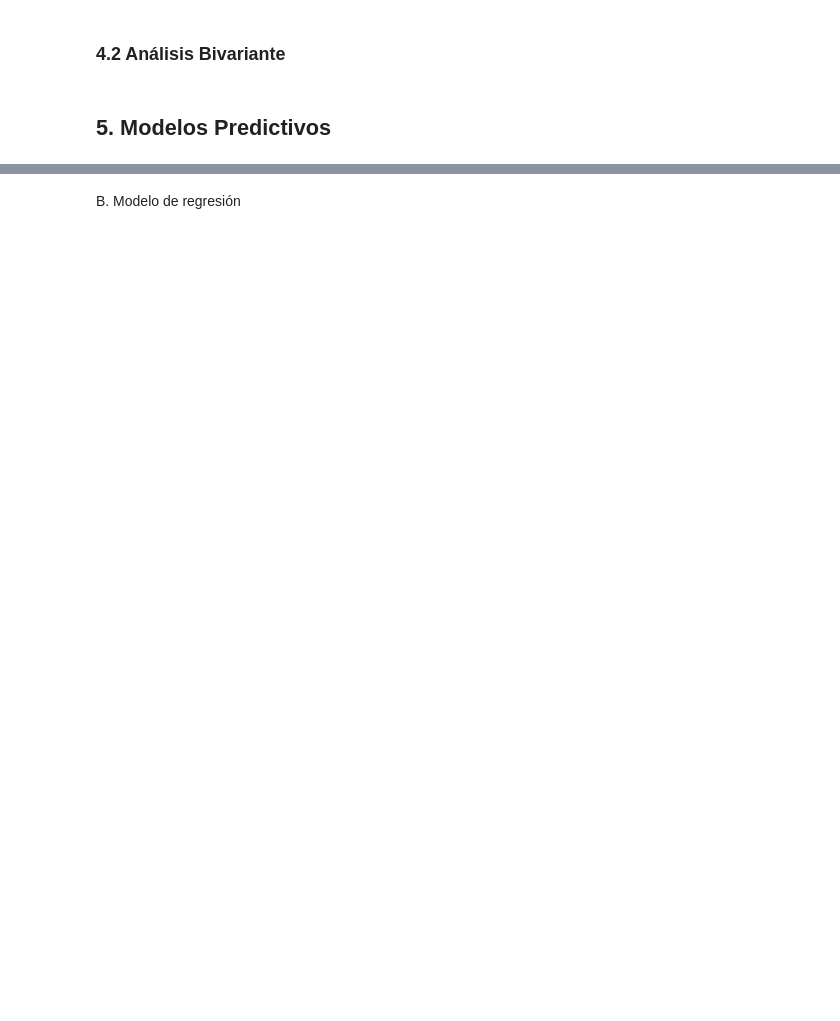
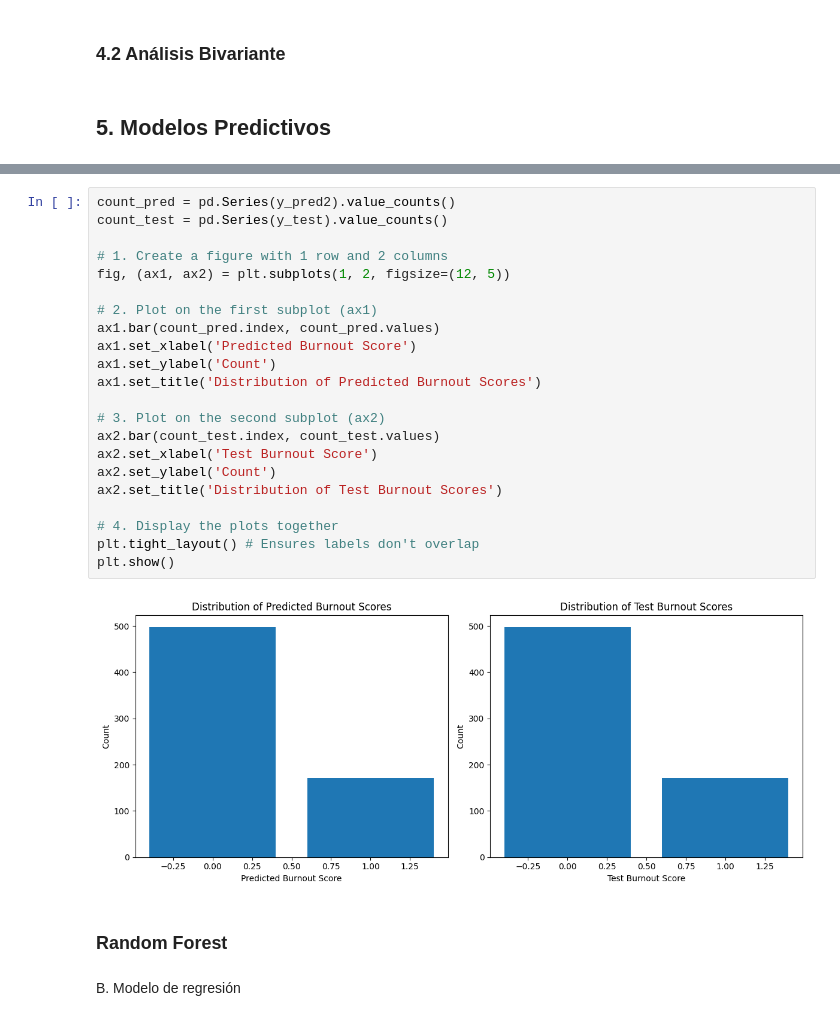
Before and after one commit to davidmejiacascante/next_a7, a Jupyter notebook: Asignatura7.ipynb, the cells around one changed output, grey strips where cells are left out. Drawn from its saved outputs; the diff is of its cells as text; blank space fills up the shorter version.

```diff
--- a/Asignatura7.ipynb
+++ b/Asignatura7.ipynb
@@ -225,2 +338,28 @@ for col in numeric_cols:
+# %%
+count_pred = pd.Series(y_pred2).value_counts()
+count_test = pd.Series(y_test).value_counts()
+
+# 1. Create a figure with 1 row and 2 columns
+fig, (ax1, ax2) = plt.subplots(1, 2, figsize=(12, 5))
+
+# 2. Plot on the first subplot (ax1)
+ax1.bar(count_pred.index, count_pred.values)
+ax1.set_xlabel('Predicted Burnout Score')
+ax1.set_ylabel('Count')
+ax1.set_title('Distribution of Predicted Burnout Scores')
+
+# 3. Plot on the second subplot (ax2)
+ax2.bar(count_test.index, count_test.values)
+ax2.set_xlabel('Test Burnout Score')
+ax2.set_ylabel('Count')
+ax2.set_title('Distribution of Test Burnout Scores')
+
+# 4. Display the plots together
+plt.tight_layout() # Ensures labels don't overlap
+plt.show()
+# %% [output]
+[figure, added]
+# %% [markdown]
+### Random Forest
 # %% [markdown]
 B. Modelo de regresión
```
Also changed, not shown: parts of 20 cells of this notebook, 4 other files.
